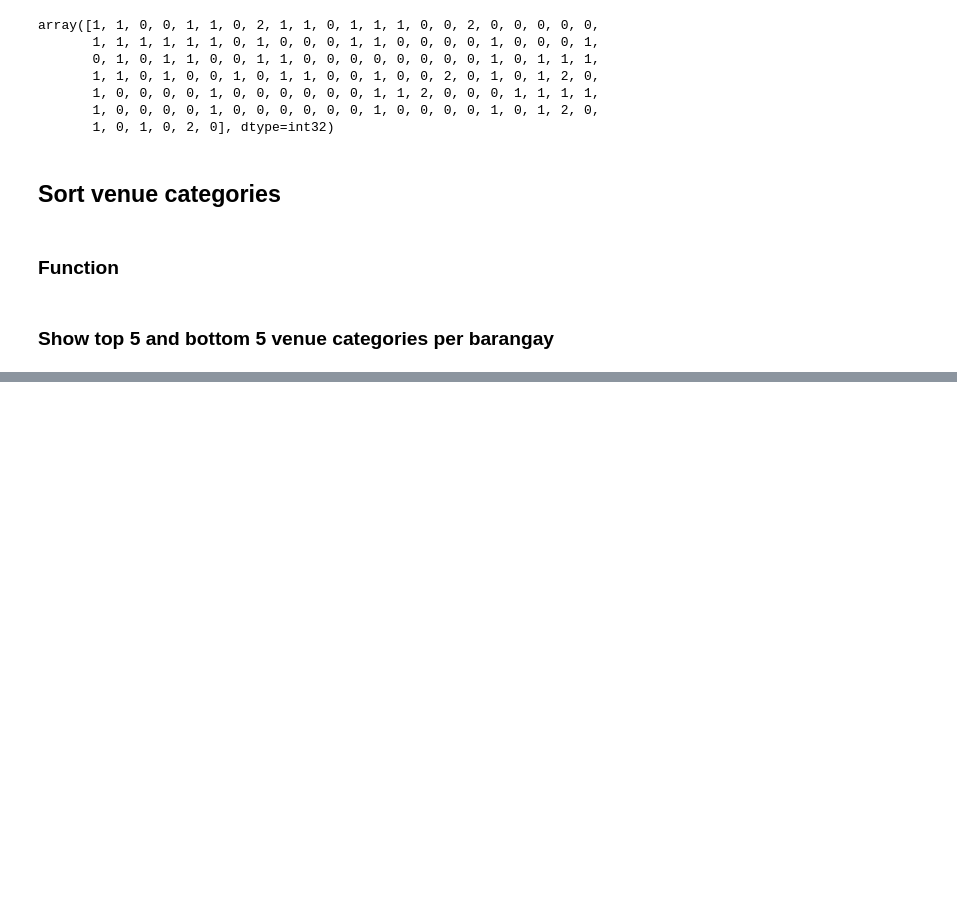
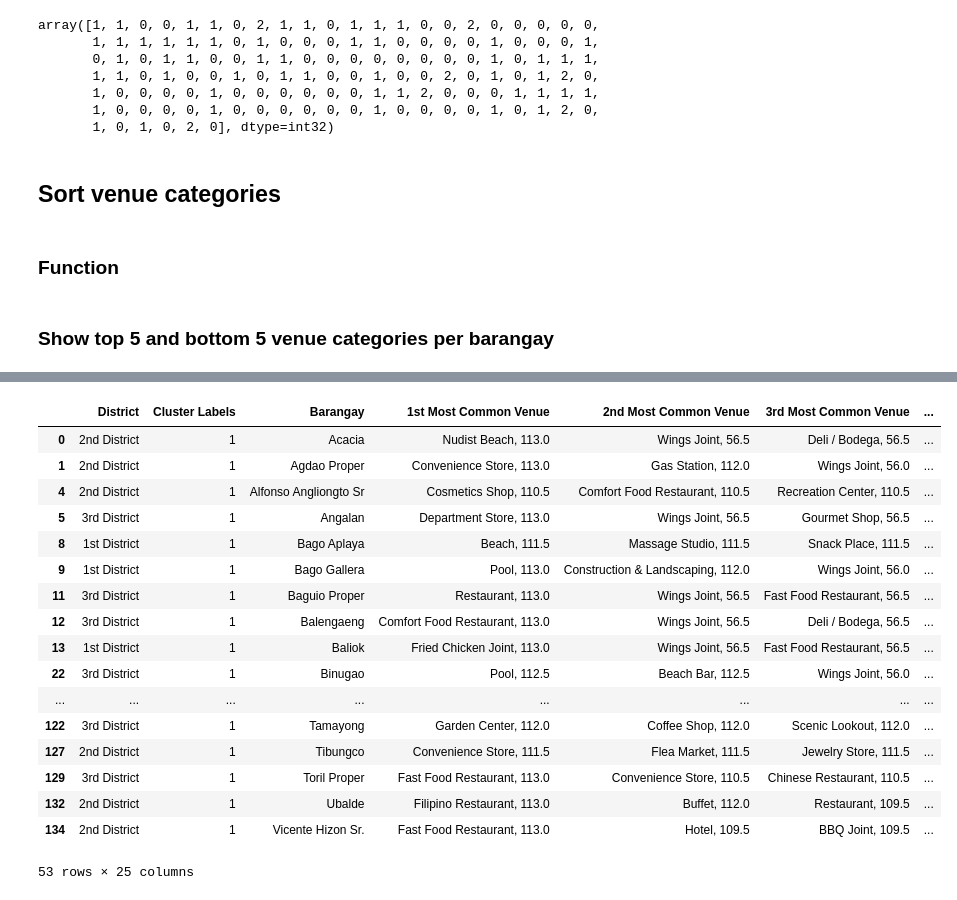
Before and after one commit to lizlimpoco/Coursera_Capstone, a Jupyter notebook: Data Science Capstone Project.ipynb, the cells around one changed output, grey strips where cells are left out. Saved outputs shown, nothing was run; the diff lists cells and outputs as text; code cells hidden in the pictures; blank space fills up the shorter version.

```diff
--- a/Data Science Capstone Project.ipynb
+++ b/Data Science Capstone Project.ipynb
@@ -590,0 +637,21 @@ dvobrgys_venues_sorted.head()
+# %%
+dvobrgys_venues_sorted.loc[dvobrgys_venues_sorted['Cluster Labels'] == 1]
+# %% [output]
+|  | District | Cluster Labels | Barangay | 1st Most Common Venue | 2nd Most Common Venue | 3rd Most Common Venue | ... |
+| 0 | 2nd District | 1 | Acacia | Nudist Beach, 113.0 | Wings Joint, 56.5 | Deli / Bodega, 56.5 | ... |
+| 1 | 2nd District | 1 | Agdao Proper | Convenience Store, 113.0 | Gas Station, 112.0 | Wings Joint, 56.0 | ... |
+| 4 | 2nd District | 1 | Alfonso Angliongto Sr | Cosmetics Shop, 110.5 | Comfort Food Restaurant, 110.5 | Recreation Center, 110.5 | ... |
+| 5 | 3rd District | 1 | Angalan | Department Store, 113.0 | Wings Joint, 56.5 | Gourmet Shop, 56.5 | ... |
+| 8 | 1st District | 1 | Bago Aplaya | Beach, 111.5 | Massage Studio, 111.5 | Snack Place, 111.5 | ... |
+| 9 | 1st District | 1 | Bago Gallera | Pool, 113.0 | Construction & Landscaping, 112.0 | Wings Joint, 56.0 | ... |
+| 11 | 3rd District | 1 | Baguio Proper | Restaurant, 113.0 | Wings Joint, 56.5 | Fast Food Restaurant, 56.5 | ... |
+| 12 | 3rd District | 1 | Balengaeng | Comfort Food Restaurant, 113.0 | Wings Joint, 56.5 | Deli / Bodega, 56.5 | ... |
+| 13 | 1st District | 1 | Baliok | Fried Chicken Joint, 113.0 | Wings Joint, 56.5 | Fast Food Restaurant, 56.5 | ... |
+| 22 | 3rd District | 1 | Binugao | Pool, 112.5 | Beach Bar, 112.5 | Wings Joint, 56.0 | ... |
+| ... | ... | ... | ... | ... | ... | ... | ... |
+| 122 | 3rd District | 1 | Tamayong | Garden Center, 112.0 | Coffee Shop, 112.0 | Scenic Lookout, 112.0 | ... |
+| 127 | 2nd District | 1 | Tibungco | Convenience Store, 111.5 | Flea Market, 111.5 | Jewelry Store, 111.5 | ... |
+| 129 | 3rd District | 1 | Toril Proper | Fast Food Restaurant, 113.0 | Convenience Store, 110.5 | Chinese Restaurant, 110.5 | ... |
+| 132 | 2nd District | 1 | Ubalde | Filipino Restaurant, 113.0 | Buffet, 112.0 | Restaurant, 109.5 | ... |
+| 134 | 2nd District | 1 | Vicente Hizon Sr. | Fast Food Restaurant, 113.0 | Hotel, 109.5 | BBQ Joint, 109.5 | ... |
+53 rows × 25 columns
```
Also changed, not shown: parts of 22 cells of this notebook.
